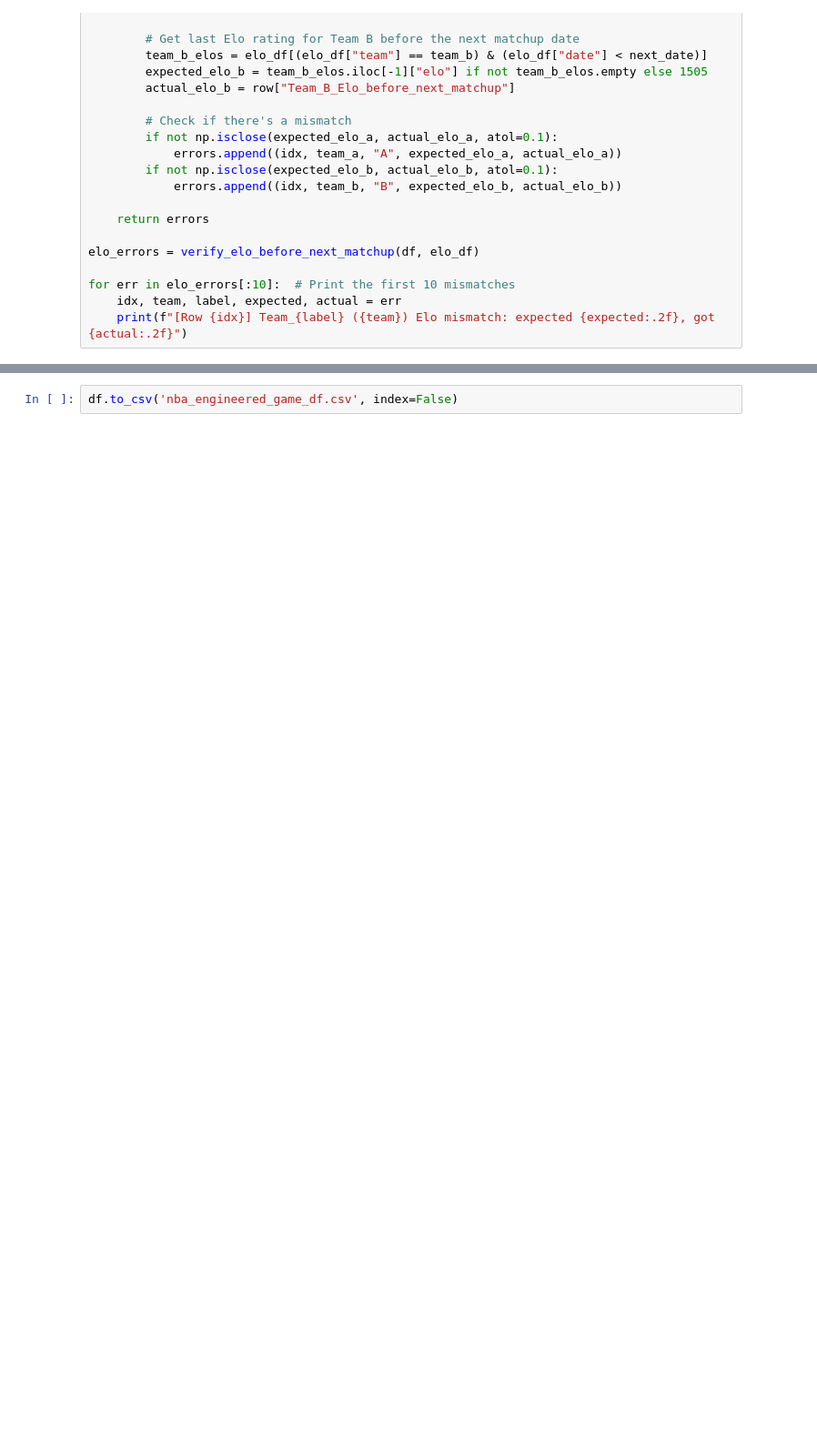
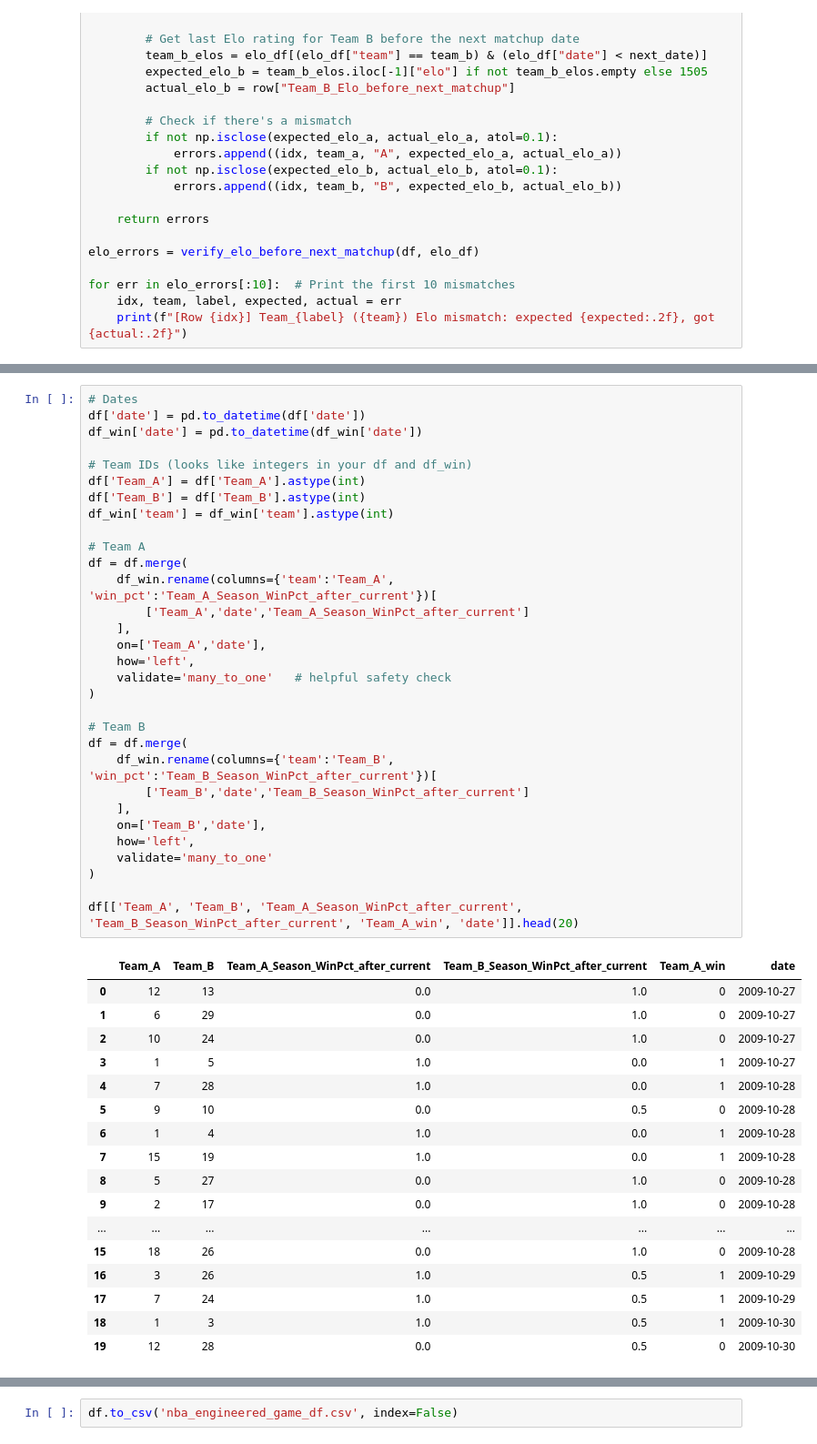
Before and after one commit to sarmad-21/nba_predictive_model, a Jupyter notebook: feature_engineering.ipynb, the cells around one changed output, grey strips where cells are left out. Shown at 91% size. Drawn from its saved outputs; the diff is of its cells as text; blank space fills up the shorter version.

```diff
--- a/feature_engineering.ipynb
+++ b/feature_engineering.ipynb
@@ -451,0 +476,49 @@ df.head(2)
+# %%
+# Dates
+df['date'] = pd.to_datetime(df['date'])
+df_win['date'] = pd.to_datetime(df_win['date'])
+
+# Team IDs (looks like integers in your df and df_win)
+df['Team_A'] = df['Team_A'].astype(int)
+df['Team_B'] = df['Team_B'].astype(int)
+df_win['team'] = df_win['team'].astype(int)
+
+# Team A
+df = df.merge(
+    df_win.rename(columns={'team':'Team_A', 'win_pct':'Team_A_Season_WinPct_after_current'})[
+        ['Team_A','date','Team_A_Season_WinPct_after_current']
+    ],
+    on=['Team_A','date'],
+    how='left',
+    validate='many_to_one'   # helpful safety check
+)
+
+# Team B
+df = df.merge(
+    df_win.rename(columns={'team':'Team_B', 'win_pct':'Team_B_Season_WinPct_after_current'})[
+        ['Team_B','date','Team_B_Season_WinPct_after_current']
+    ],
+    on=['Team_B','date'],
+    how='left',
+    validate='many_to_one'
+)
+
+df[['Team_A', 'Team_B', 'Team_A_Season_WinPct_after_current', 'Team_B_Season_WinPct_after_current', 'Team_A_win', 'date']].head(20)
+# %% [output]
+|  | Team_A | Team_B | Team_A_Season_WinPct_after_current | Team_B_Season_WinPct_after_current | Team_A_win | date |
+| 0 | 12 | 13 | 0.0 | 1.0 | 0 | 2009-10-27 |
+| 1 | 6 | 29 | 0.0 | 1.0 | 0 | 2009-10-27 |
+| 2 | 10 | 24 | 0.0 | 1.0 | 0 | 2009-10-27 |
+| 3 | 1 | 5 | 1.0 | 0.0 | 1 | 2009-10-27 |
+| 4 | 7 | 28 | 1.0 | 0.0 | 1 | 2009-10-28 |
+| 5 | 9 | 10 | 0.0 | 0.5 | 0 | 2009-10-28 |
+| 6 | 1 | 4 | 1.0 | 0.0 | 1 | 2009-10-28 |
+| 7 | 15 | 19 | 1.0 | 0.0 | 1 | 2009-10-28 |
+| 8 | 5 | 27 | 0.0 | 1.0 | 0 | 2009-10-28 |
+| 9 | 2 | 17 | 0.0 | 1.0 | 0 | 2009-10-28 |
+| ... | ... | ... | ... | ... | ... | ... |
+| 15 | 18 | 26 | 0.0 | 1.0 | 0 | 2009-10-28 |
+| 16 | 3 | 26 | 1.0 | 0.5 | 1 | 2009-10-29 |
+| 17 | 7 | 24 | 1.0 | 0.5 | 1 | 2009-10-29 |
+| 18 | 1 | 3 | 1.0 | 0.5 | 1 | 2009-10-30 |
+| 19 | 12 | 28 | 0.0 | 0.5 | 0 | 2009-10-30 |
```
Also changed, not shown: parts of 16 cells of this notebook, 2 other files.
